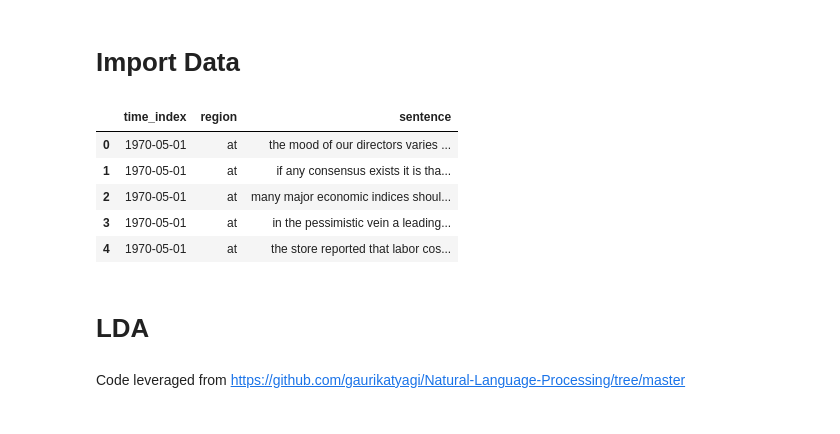
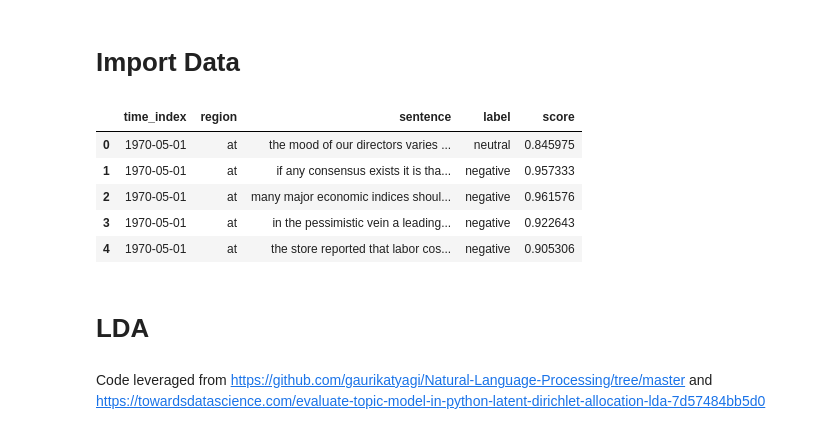
Before and after one commit to paintk2/10YT-Prediction-LSTM-NLP-Beige-Book, a Jupyter notebook: LDA_topic_modeling.ipynb, the cells around one changed output. Cells and saved outputs as stored; diff of their text form; code cells hidden in the pictures.

```diff
--- a/LDA_topic_modeling.ipynb
+++ b/LDA_topic_modeling.ipynb
@@ -23,17 +36,18 @@ import pyLDAvis
 # %% [markdown]
 # Import Data
 # %%
-data = pd.read_csv('../data/beige_books_1970_2024.csv')
+data = pd.read_csv('../data/beige_books_1970_2024_with_sentiment.csv')
 data = data.drop(['Unnamed: 0'], axis=1)
 data.time_index = pd.to_datetime(data.time_index)
+data = data[data.time_index <= '2024-03-01']
 
 data.sentence = data.sentence.str.lower()
 data.sentence = data.sentence.str.translate(str.maketrans('', '', string.punctuation))
 data.head()
 # %% [output]
-|  | time_index | region | sentence |
-| 0 | 1970-05-01 | at | the mood of our directors varies ... |
-| 1 | 1970-05-01 | at | if any consensus exists it is tha... |
-| 2 | 1970-05-01 | at | many major economic indices shoul... |
-| 3 | 1970-05-01 | at | in the pessimistic vein a leading... |
-| 4 | 1970-05-01 | at | the store reported that labor cos... |
+|  | time_index | region | sentence | label | score |
+| 0 | 1970-05-01 | at | the mood of our directors varies ... | neutral | 0.845975 |
+| 1 | 1970-05-01 | at | if any consensus exists it is tha... | negative | 0.957333 |
+| 2 | 1970-05-01 | at | many major economic indices shoul... | negative | 0.961576 |
+| 3 | 1970-05-01 | at | in the pessimistic vein a leading... | negative | 0.922643 |
+| 4 | 1970-05-01 | at | the store reported that labor cos... | negative | 0.905306 |
@@ -40,5 +60,5 @@ data.head()
 # %% [markdown]
 # LDA
 # %% [markdown]
-Code leveraged from https://github.com/gaurikatyagi/Natural-Language-Processing/tree/master
+Code leveraged from https://github.com/gaurikatyagi/Natural-Language-Processing/tree/master and https://towardsdatascience.com/evaluate-topic-model-in-python-latent-dirichlet-allocation-lda-7d57484bb5d0
 # %%
```
Also changed, not shown: parts of 30 cells of this notebook, 6 other files.
